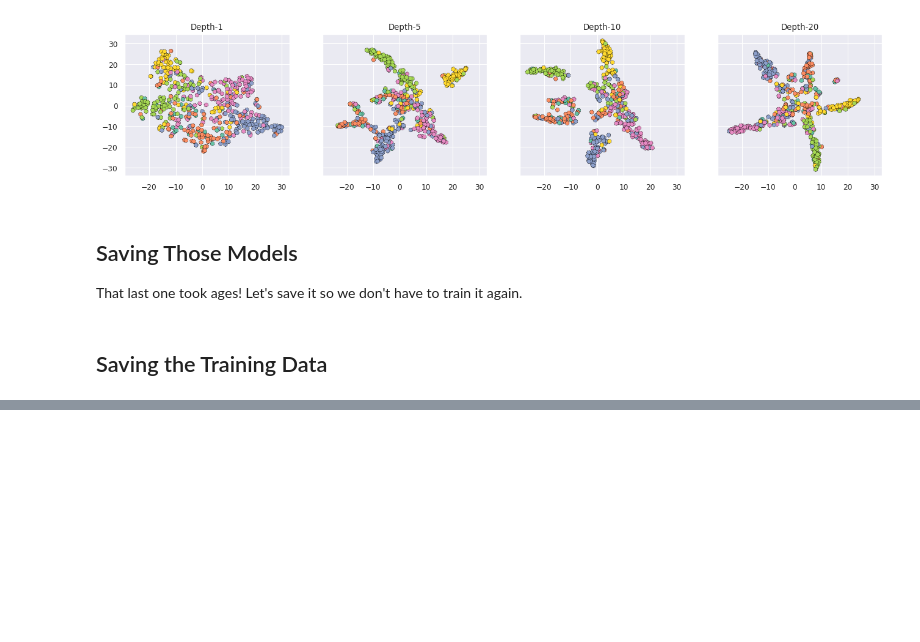
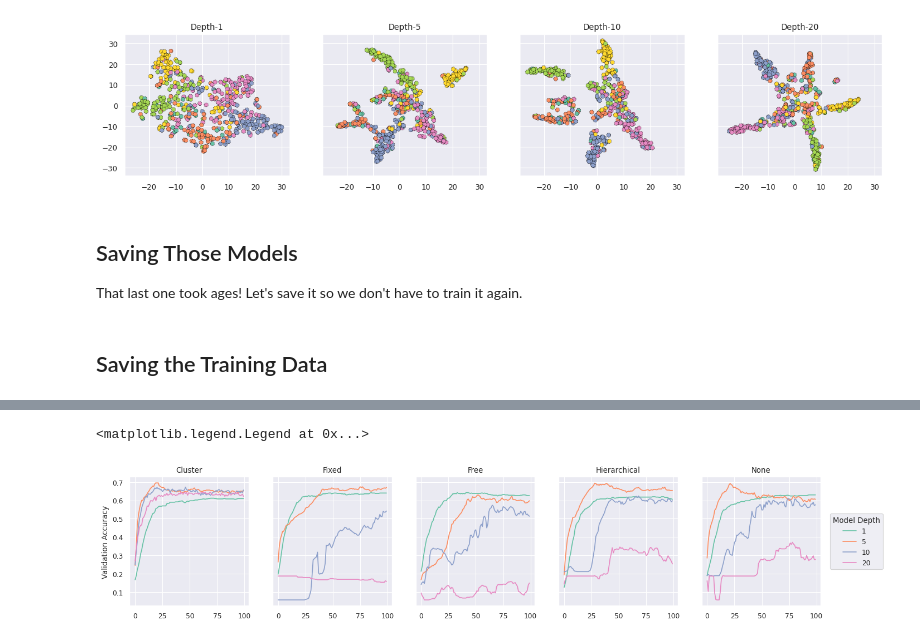
Before and after one commit to BenPrie/semantic-oversmoothing, a Jupyter notebook: training.ipynb, the cells around one changed output, grey strips where cells are left out. Drawn from its saved outputs; the diff is of its cells as text; code cells hidden in the pictures; blank space fills up the shorter version.

```diff
--- a/training.ipynb
+++ b/training.ipynb
@@ -352,0 +415,30 @@ for depth, stats in cluster_stats.items():
+# %%
+fig, axes = plt.subplots(1, 5, figsize=(16, 3), sharex='all', sharey='all')
+
+for ax, method in zip(axes, sorted(master_stats_df.residual_method.unique())):
+    sns.lineplot(
+        data=master_stats_df[master_stats_df['residual_method'] == method],
+        x='epoch', y='val_acc',
+        hue='model_depth',
+        palette='Set2',
+        ax=ax
+    )
+
+    # Remove clutter.
+    ax.legend([], [], frameon=False)
+    ax.set_xlabel('')
+    ax.set_ylabel('')
+
+    # Add titles.
+    ax.set_title(method.capitalize())
+
+axes[0].set_ylabel('Validation Accuracy')
+
+axes[-1].legend(
+    bbox_to_anchor=(1.05, .5),
+    loc='center left',
+    title='Model Depth'
+)
+# %% [output]
+<matplotlib.legend.Legend at 0x...>
+[figure, added]
```
Also changed, not shown: parts of 5 cells of this notebook.
